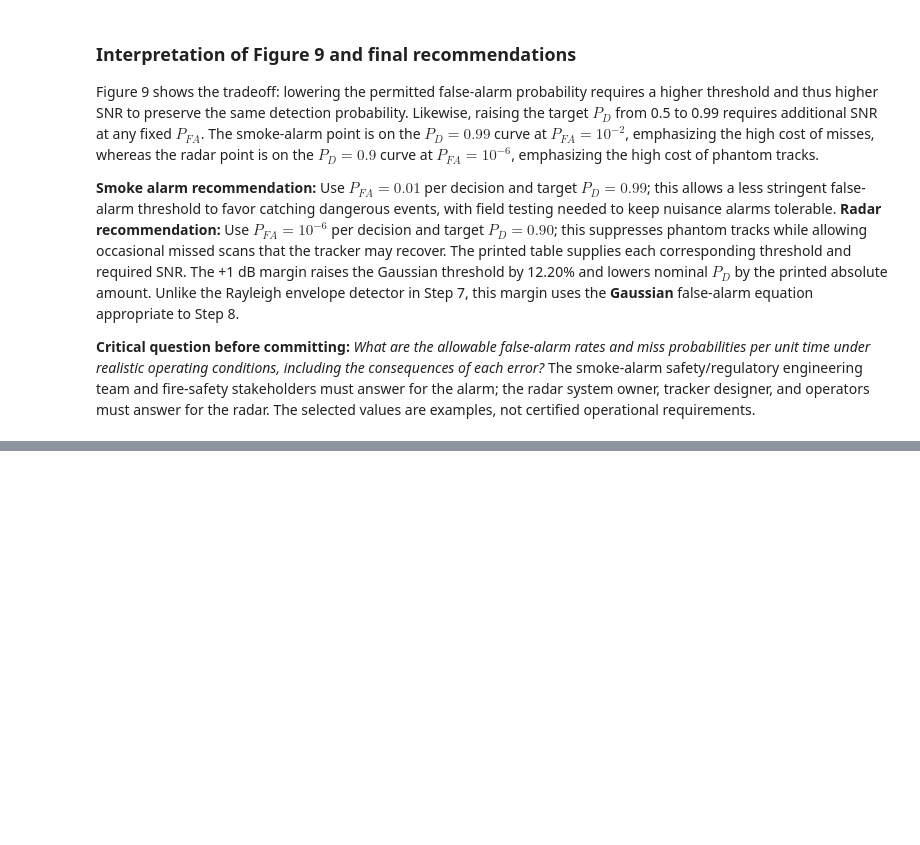
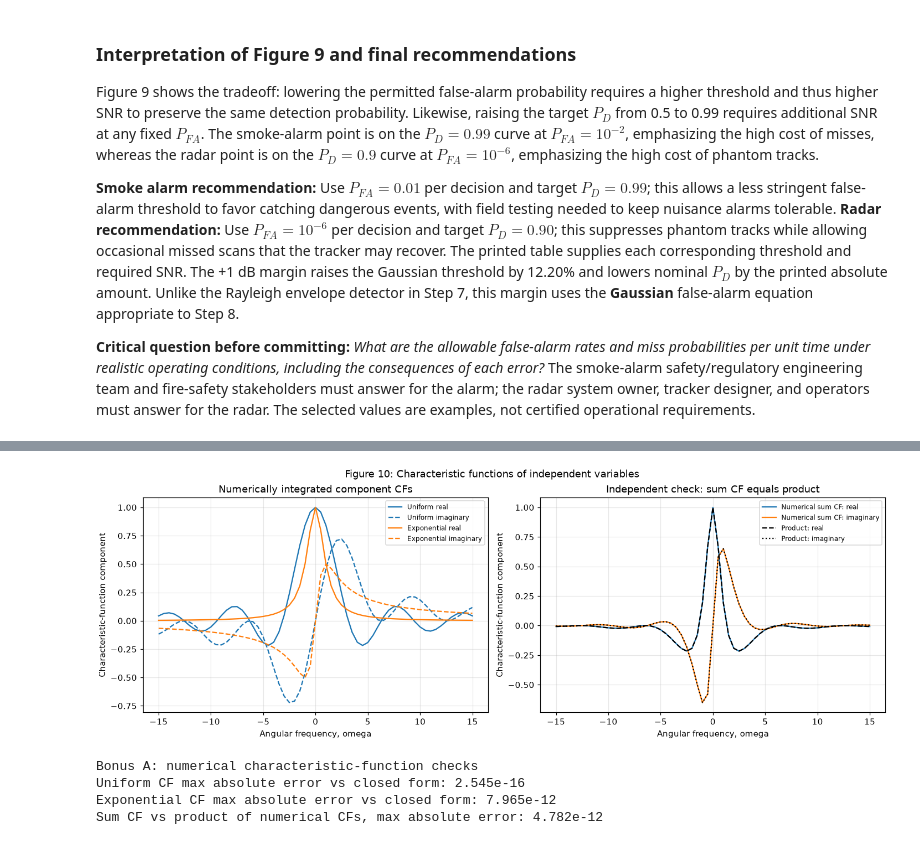
Before and after one commit to dnomhciR/ECE3715_MP2, a Jupyter notebook: mp2.ipynb, the cells around one changed output, grey strips where cells are left out. Drawn from its saved outputs; the diff is of its cells as text; code cells hidden in the pictures; blank space fills up the shorter version.

```diff
--- a/mp2.ipynb
+++ b/mp2.ipynb
@@ -1131,0 +1183,58 @@ Figure 9 shows the tradeoff: lowering the permitted false-alarm probability requ
+# %%
+from time import perf_counter
+
+def numerical_cf_a(pdf, intervals, omega):
+    values = []
+    for w in omega:
+        real = sum(quad(lambda x: np.cos(w*x)*pdf(x), lo, hi,
+                        epsabs=1e-10, epsrel=1e-10, limit=200)[0]
+                   for lo, hi in intervals)
+        imag = sum(quad(lambda x: np.sin(w*x)*pdf(x), lo, hi,
+                        epsabs=1e-10, epsrel=1e-10, limit=200)[0]
+                   for lo, hi in intervals)
+        values.append(real + 1j*imag)
+    return np.asarray(values)
+
+def sum_pdf_a(s):
+    s = np.asarray(s, dtype=float)
+    return np.where(s < 0, 0.0,
+                    np.where(s <= 1, -np.expm1(-s), np.expm1(1.0)*np.exp(-s)))
+
+omega_a = np.linspace(-15, 15, 61)
+cf_uniform_a = numerical_cf_a(lambda x: 1.0, [(0, 1)], omega_a)
+cf_exponential_a = numerical_cf_a(lambda x: np.exp(-x), [(0, np.inf)], omega_a)
+cf_sum_a = numerical_cf_a(sum_pdf_a, [(0, 1), (1, np.inf)], omega_a)
+cf_product_a = cf_uniform_a * cf_exponential_a
+cf_uniform_exact_a = np.exp(0.5j*omega_a) * np.sinc(omega_a/(2*np.pi))
+cf_exponential_exact_a = 1 / (1 - 1j*omega_a)
+cf_product_error_a = np.max(np.abs(cf_sum_a - cf_product_a))
+print("Bonus A: numerical characteristic-function checks")
+print(f"Uniform CF max absolute error vs closed form: {np.max(np.abs(cf_uniform_a-cf_uniform_exact_a)):.3e}")
+print(f"Exponential CF max absolute error vs closed form: {np.max(np.abs(cf_exponential_a-cf_exponential_exact_a)):.3e}")
+print(f"Sum CF vs product of numerical CFs, max absolute error: {cf_product_error_a:.3e}")
+
+fig, axes = plt.subplots(1, 2, figsize=(13, 4.5), constrained_layout=True)
+for values, name, color in [
+    (cf_uniform_a, "Uniform", "C0"),
+    (cf_exponential_a, "Exponential", "C1")
+]:
+    axes[0].plot(omega_a, values.real, color=color, label=name + " real")
+    axes[0].plot(omega_a, values.imag, "--", color=color, label=name + " imaginary")
+axes[0].set(title="Numerically integrated component CFs")
+axes[1].plot(omega_a, cf_sum_a.real, label="Numerical sum CF: real")
+axes[1].plot(omega_a, cf_sum_a.imag, label="Numerical sum CF: imaginary")
+axes[1].plot(omega_a, cf_product_a.real, "k--", label="Product: real")
+axes[1].plot(omega_a, cf_product_a.imag, "k:", label="Product: imaginary")
+axes[1].set(title="Independent check: sum CF equals product")
+fig.suptitle("Figure 10: Characteristic functions of independent variables")
+for ax in axes:
+    ax.set(xlabel="Angular frequency, omega", ylabel="Characteristic-function component")
+    ax.legend(fontsize=8)
+    ax.grid(True, alpha=0.3)
+plt.show()
+# %% [output]
+[figure, added]
+Bonus A: numerical characteristic-function checks
+Uniform CF max absolute error vs closed form: 2.545e-16
+Exponential CF max absolute error vs closed form: 7.965e-12
+Sum CF vs product of numerical CFs, max absolute error: 4.782e-12
```
Also changed, not shown: parts of 15 cells of this notebook.
